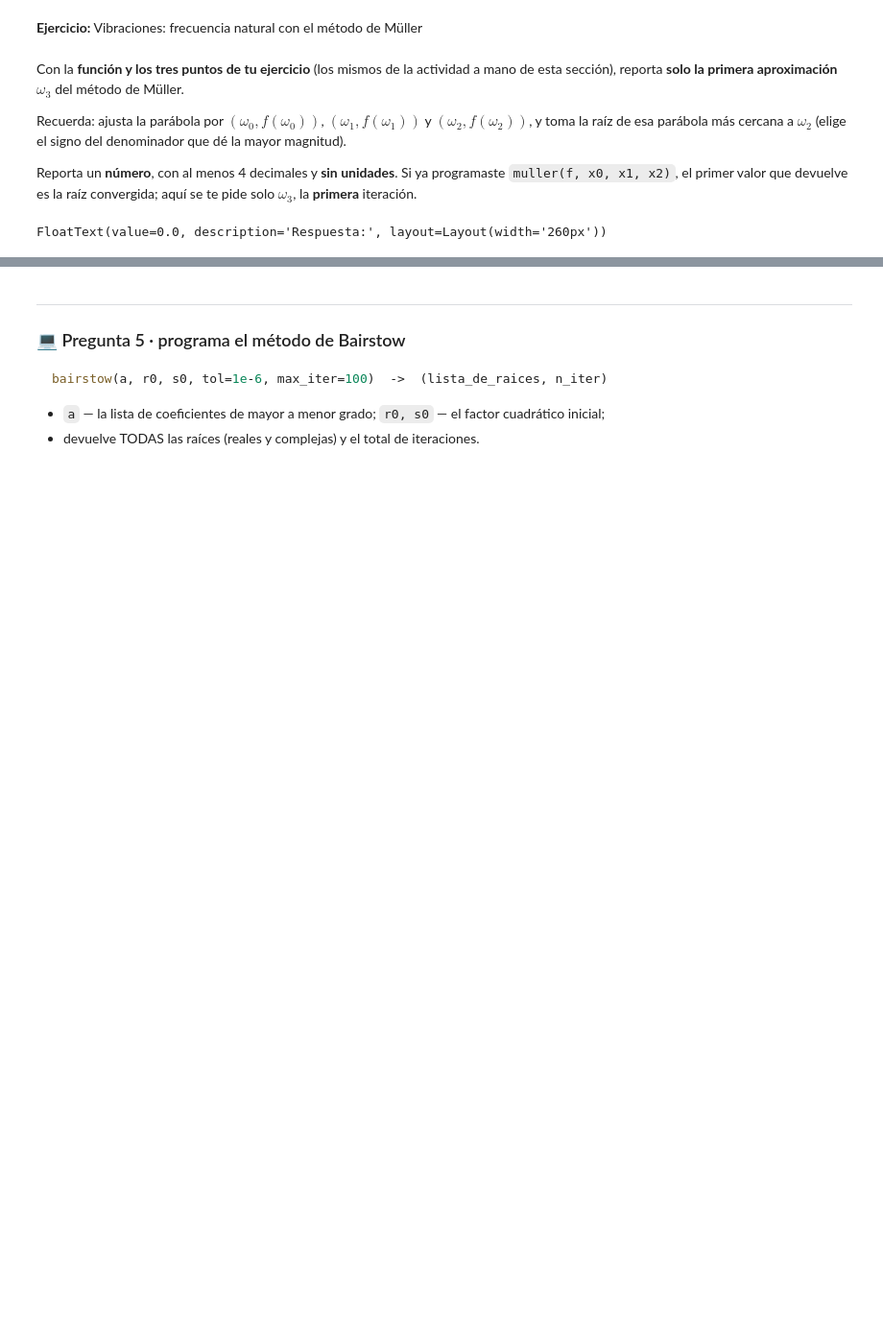
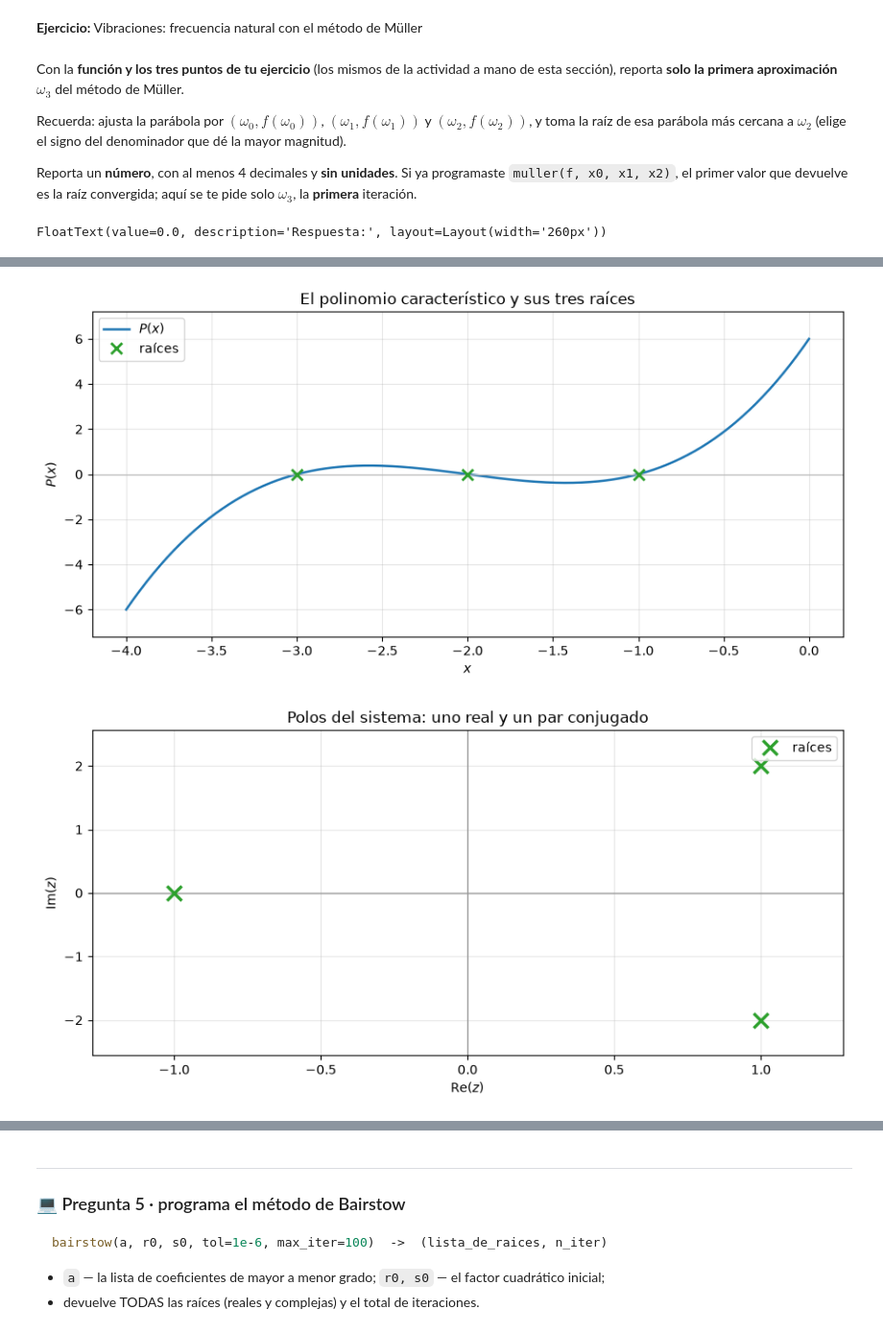
Before and after one commit to ITH-MGL-MN/U2_T3B, a Jupyter notebook: U2_T3B.ipynb, the cells around one changed output, grey strips where cells are left out. Shown at 96% size. Saved outputs shown, nothing was run; the diff lists cells and outputs as text; code cells hidden in the pictures; blank space fills up the shorter version.

```diff
--- a/U2_T3B.ipynb
+++ b/U2_T3B.ipynb
@@ -712,0 +735,18 @@ FloatText(value=0.0, description='Respuesta:', layout=Layout(width='260px'))
+# %%
+#@title 📊 Los polos: el polinomio y su plano complejo
+# --- El polinomio del ejemplo y sus tres raíces -----------------------
+graficar_polinomio(a, raices=raices_b,
+                   titulo='El polinomio característico y sus tres raíces')
+
+# --- El caso que le da sentido a Bairstow -----------------------------
+# Un sistema cuyos polos son COMPLEJOS conjugados: eso es lo que Bairstow
+# extrae de dos en dos, y lo que un método que solo mira el eje no alcanza.
+#   (x + 1)(x^2 - 2x + 5) = x^3 - x^2 + 3x + 5
+a_complejo = [1, -1, 3, 5]
+graficar_plano_complejo(raices=raices_de(a_complejo),
+                        titulo='Polos del sistema: uno real y un par conjugado')
+graficar_polinomio_complejo(a_complejo, interactivo=True, raices=raices_de(a_complejo),
+                            titulo='$|P(z)|$: los polos son los valles')
+# %% [output]
+[figure, added]
+[figure, added]
```
Also changed, not shown: parts of 47 cells of this notebook, 9 other files.
